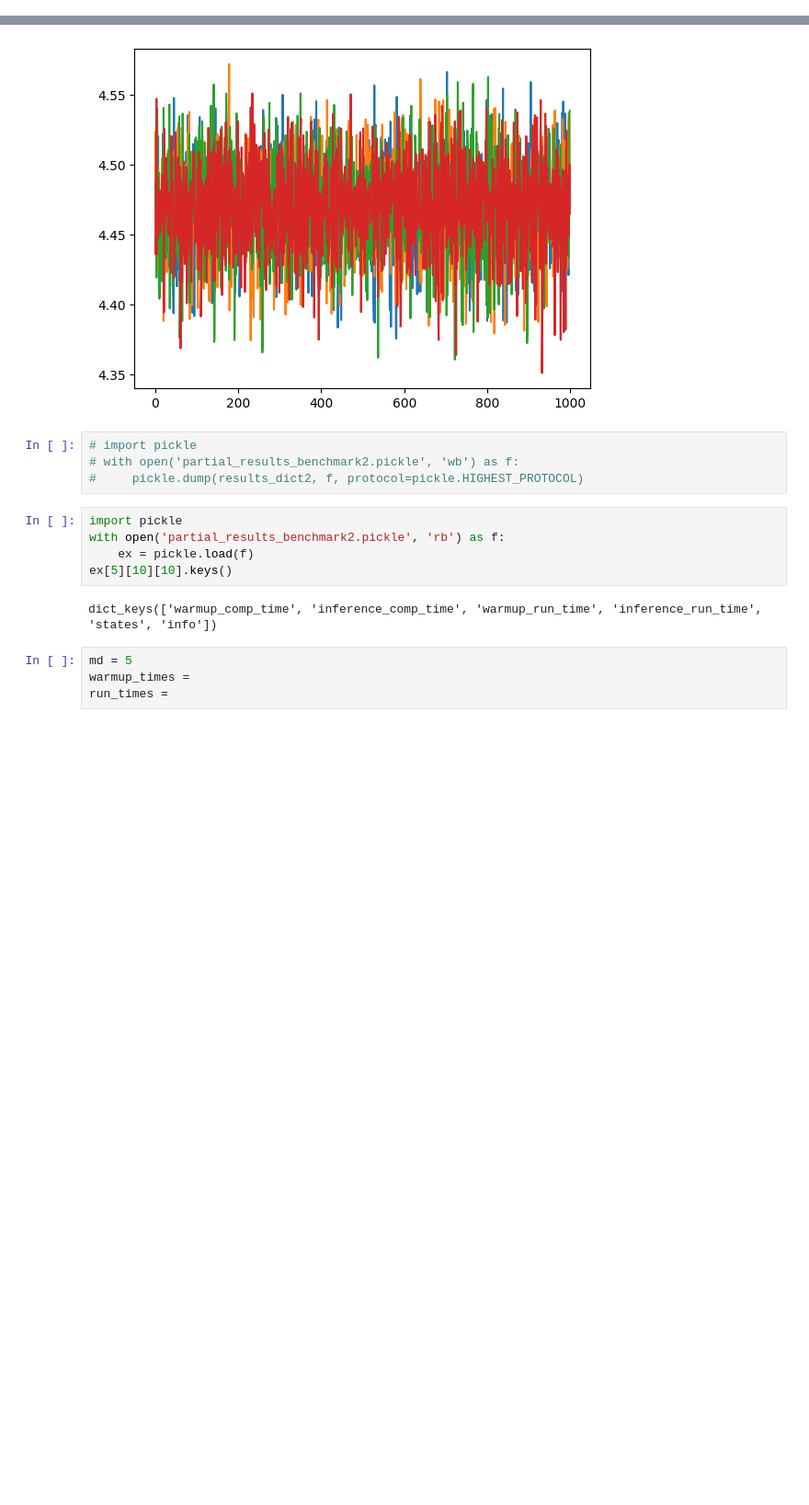
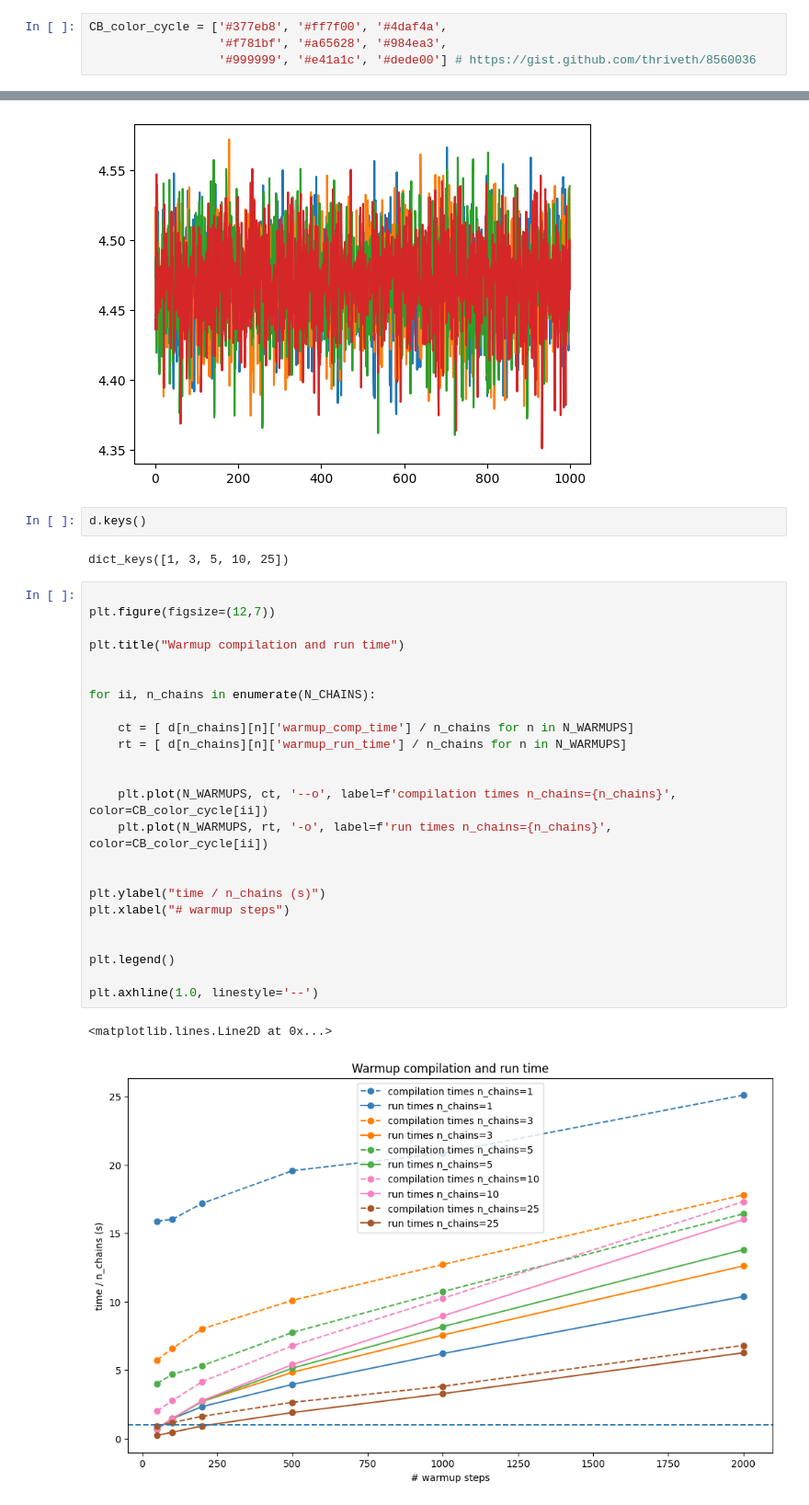
Before and after one commit to LSSTDESC/BPD, a Jupyter notebook: notebooks/NUTS-benchmark2.ipynb, the cells around one changed output, grey strips where cells are left out. Shown at 92% size. Saved outputs shown, nothing was run; the diff lists cells and outputs as text; blank space fills up the shorter version.

Commit message:
initial plot draft, wht happens with n=25?

```diff
--- a/notebooks/NUTS-benchmark2.ipynb
+++ b/notebooks/NUTS-benchmark2.ipynb
@@ -58,6 +59,10 @@ GPU = jax.devices('gpu')[0]
 jax.config.update("jax_default_device", GPU)
 # %%
 jax.config.update("jax_enable_x64", True) # fair comparison with GalSim, among other reasons
+# %%
+CB_color_cycle = ['#377eb8', '#ff7f00', '#4daf4a',
+                  '#f781bf', '#a65628', '#984ea3',
+                  '#999999', '#e41a1c', '#dede00'] # https://gist.github.com/thriveth/8560036
 # %% [markdown]
 # Drawing methods
 # %%
@@ -392,18 +402,34 @@ plt.plot(d[5][1000]['states'].position['f'][0, 3, :])
 # %% [output]
 [<matplotlib.lines.Line2D at 0x...>]
 [figure]
-# %%
-# import pickle
-# with open('partial_results_benchmark2.pickle', 'wb') as f:
-#     pickle.dump(results_dict2, f, protocol=pickle.HIGHEST_PROTOCOL)
-# %%
-import pickle
-with open('partial_results_benchmark2.pickle', 'rb') as f:
-    ex = pickle.load(f)
-ex[5][10][10].keys()
-# %% [output]
-dict_keys(['warmup_comp_time', 'inference_comp_time', 'warmup_run_time', 'inference_run_time', 'states', 'info'])
+# %%
+d.keys()
+# %% [output]
+dict_keys([1, 3, 5, 10, 25])
 # %%
-md = 5
-warmup_times =
-run_times =
+
+plt.figure(figsize=(12,7))
+
+plt.title("Warmup compilation and run time")
+
+
+for ii, n_chains in enumerate(N_CHAINS):
+
+    ct = [ d[n_chains][n]['warmup_comp_time'] / n_chains for n in N_WARMUPS]
+    rt = [ d[n_chains][n]['warmup_run_time'] / n_chains for n in N_WARMUPS]
+
+
+    plt.plot(N_WARMUPS, ct, '--o', label=f'compilation times n_chains={n_chains}', color=CB_color_cycle[ii])
+    plt.plot(N_WARMUPS, rt, '-o', label=f'run times n_chains={n_chains}', color=CB_color_cycle[ii])
+
+
+plt.ylabel("time / n_chains (s)")
+plt.xlabel("# warmup steps")
+
+
+plt.legend()
+
+plt.axhline(1.0, linestyle='--')
+# %% [output]
+<matplotlib.lines.Line2D at 0x...>
+[figure, added]
```
Also changed, not shown: parts of 23 cells of this notebook.
